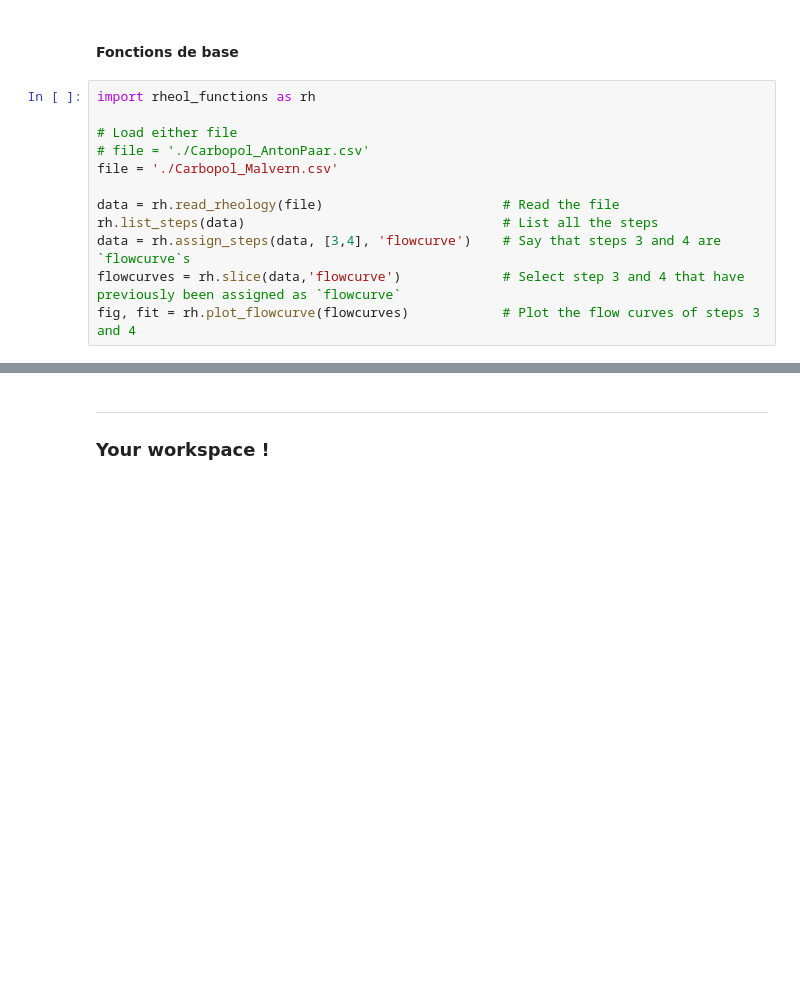
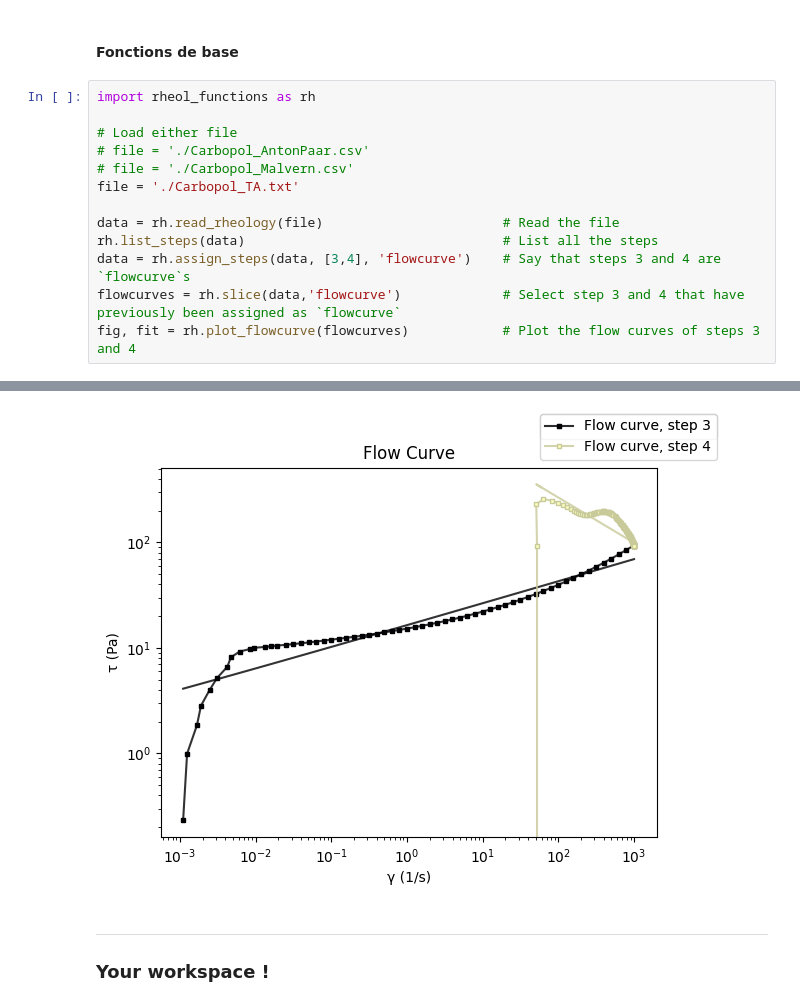
Before and after one commit to bsaintmichel/read-rheol, a Jupyter notebook: ReadRheology.ipynb, the cells around one changed output, grey strips where cells are left out. Drawn from its saved outputs; the diff is of its cells as text; blank space fills up the shorter version.

```diff
--- a/ReadRheology.ipynb
+++ b/ReadRheology.ipynb
@@ -5,10 +5,12 @@ import rheol_functions as rh
 
 # Load either file
 # file = './Carbopol_AntonPaar.csv'
-file = './Carbopol_Malvern.csv'
+# file = './Carbopol_Malvern.csv'
+file = './Carbopol_TA.txt'
 
 data = rh.read_rheology(file)                       # Read the file
 rh.list_steps(data)                                 # List all the steps
 data = rh.assign_steps(data, [3,4], 'flowcurve')    # Say that steps 3 and 4 are `flowcurve`s
 flowcurves = rh.slice(data,'flowcurve')             # Select step 3 and 4 that have previously been assigned as `flowcurve`
 fig, fit = rh.plot_flowcurve(flowcurves)            # Plot the flow curves of steps 3 and 4
+# %% [output]
@@ -15,3 +34,4 @@ fig, fit = rh.plot_flowcurve(flowcurves)            # Plot the flow curves of st
+[figure, added]
 # %% [markdown]
 -------------------------------------------------
 
```
Also changed, not shown: parts of 5 cells of this notebook, 3 other files.
